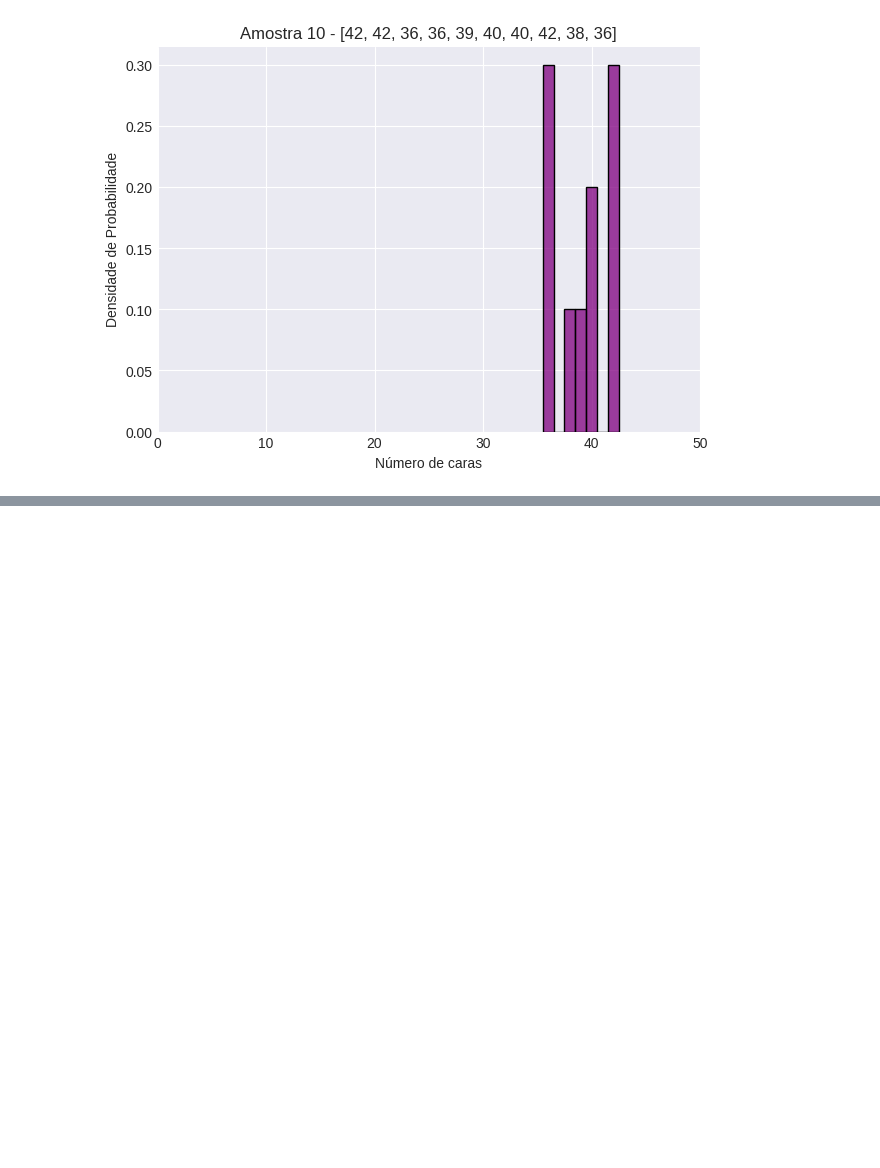
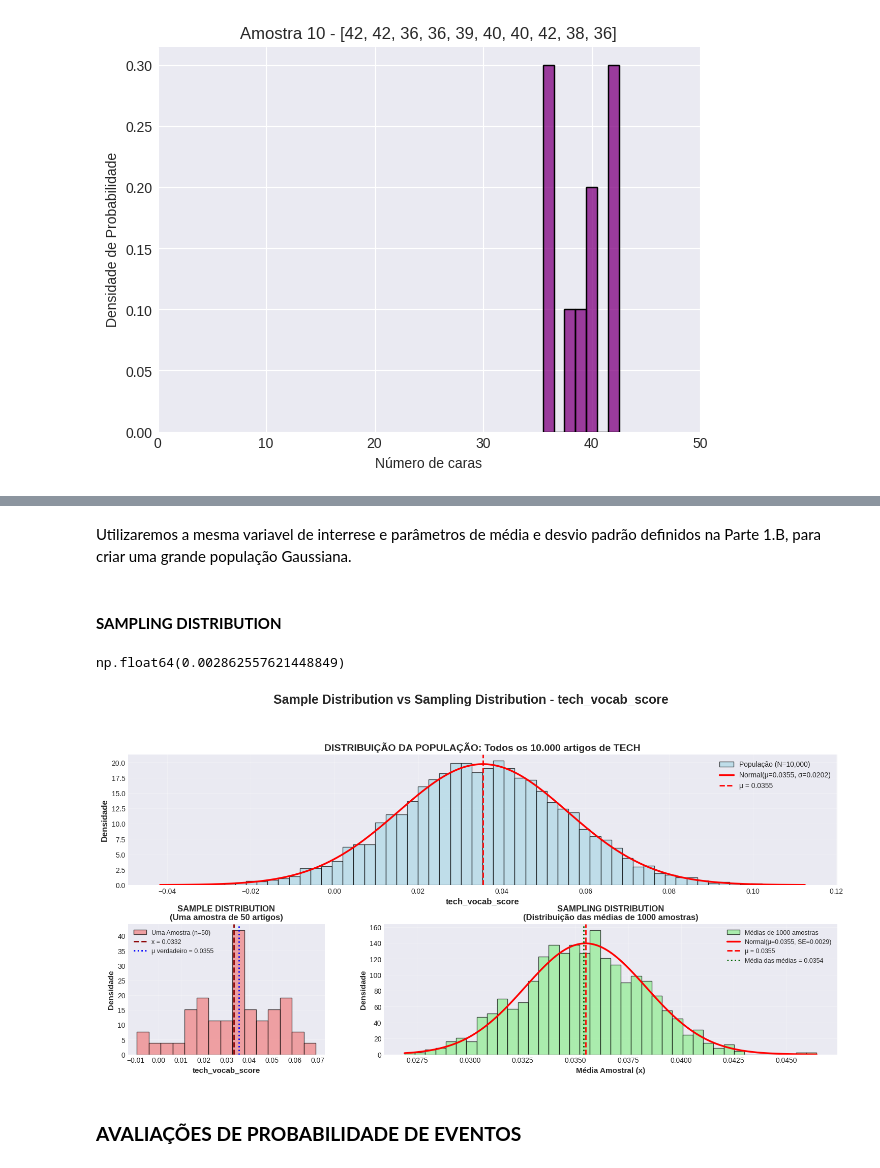
Before and after one commit to samuel06santos/Statistics-LLM, a Jupyter notebook: BBC_articles_fulltext_and_category_Atividade.ipynb, the cells around one changed output, grey strips where cells are left out. Drawn from its saved outputs; the diff is of its cells as text; code cells hidden in the pictures; blank space fills up the shorter version.

```diff
--- a/BBC_articles_fulltext_and_category_Atividade.ipynb
+++ b/BBC_articles_fulltext_and_category_Atividade.ipynb
@@ -707,0 +738,2 @@ for num in list(range(1, 11)):
+# %% [markdown]
+Utilizaremos a mesma variavel de interrese e parâmetros de média e desvio padrão definidos na Parte 1.B, para criar uma grande população Gaussiana.
@@ -707,0 +747,66 @@ for num in list(range(1, 11)):
+# %%
+n = 50
+sample = np.random.choice(population, size=n, replace=False)
+# %% [markdown]
+#### **SAMPLING DISTRIBUTION**
+# %%
+num_samples = 1000
+sample_size = 50
+
+sample_means = []
+for i in range(num_samples):
+  sample_i = np.random.choice(population, size=sample_size, replace=False)
+  sample_means.append(sample_i.mean())
+
+sample_means = np.array(sample_means)
+
+standard_error_theoretical = sigma_population / np.sqrt(sample_size)
+standard_error_theoretical
+# %% [output]
+np.float64(0.002862557621448849)
+# %%
+fig = plt.figure(figsize=(18, 12))
+gs = fig.add_gridspec(3, 3, hspace=0.3, wspace=0.3)
+
+fig.suptitle('Sample Distribution vs Sampling Distribution - tech_vocab_score', fontsize=18, fontweight='bold', y=0.98)
+
+# Population
+ax1 = fig.add_subplot(gs[0, :])
+ax1.hist(population, bins=60, density=True, alpha=0.7, color='lightblue', edgecolor='black', label=f'População (N={N_POP:,})')
+x_range = np.linspace(population.min(), population.max(), 1000)
+ax1.plot(x_range, norm.pdf(x_range, mu_population, sigma_population), 'r-', linewidth=2.5, label=f'Normal(μ={mu_population:.4f}, σ={sigma_population:.4f})')
+ax1.axvline(mu_population, color='red', linestyle='--', linewidth=2, label=f'μ = {mu_population:.4f}')
+ax1.set_xlabel('tech_vocab_score', fontsize=12, fontweight='bold')
+ax1.set_ylabel('Densidade', fontsize=12, fontweight='bold')
+ax1.set_title('DISTRIBUIÇÃO DA POPULAÇÃO: Todos os 10.000 artigos de TECH', fontsize=14, fontweight='bold')
+ax1.legend(fontsize=10)
+ax1.grid(True, alpha=0.3)
+
+
+# Sample Distribution
+ax2 = fig.add_subplot(gs[1, 0])
+ax2.hist(sample, bins=15, density=True, alpha=0.7, color='lightcoral', edgecolor='black', label=f'Uma Amostra (n={n})')
+ax2.axvline(sample.mean(), color='darkred', linestyle='--', linewidth=2, label=f'x = {sample.mean():.4f}')
+ax2.axvline(mu_population, color='blue', linestyle=':', linewidth=2, label=f'μ verdadeiro = {mu_population:.4f}')
+ax2.set_xlabel('tech_vocab_score', fontsize=11, fontweight='bold')
+ax2.set_ylabel('Densidade', fontsize=11, fontweight='bold')
+ax2.set_title('SAMPLE DISTRIBUTION\n(Uma amostra de 50 artigos)', fontsize=12, fontweight='bold')
+ax2.legend(fontsize=9)
+ax2.grid(True, alpha=0.3)
+
+# Sampling Distribution
+ax3 = fig.add_subplot(gs[1, 1:])
+ax3.hist(sample_means, bins=40, density=True, alpha=0.7, color='lightgreen', edgecolor='black', label=f'Médias de {num_samples} amostras')
+x_range_sampling = np.linspace(sample_means.min(), sample_means.max(), 1000)
+ax3.plot(x_range_sampling, norm.pdf(x_range_sampling, mu_population, standard_error_theoretical), 'r-', linewidth=2.5, label=f'Normal(μ={mu_population:.4f}, SE={standard_error_theoretical:.4f})')
+ax3.axvline(mu_population, color='red', linestyle='--', linewidth=2, label=f'μ = {mu_population:.4f}')
+ax3.axvline(sample_means.mean(), color='darkgreen', linestyle=':', linewidth=2, label=f'Média das médias = {sample_means.mean():.4f}')
+ax3.set_xlabel('Média Amostral (x)', fontsize=11, fontweight='bold')
+ax3.set_ylabel('Densidade', fontsize=11, fontweight='bold')
+ax3.set_title('SAMPLING DISTRIBUTION\n(Distribuição das médias de 1000 amostras)', fontsize=12, fontweight='bold')
+ax3.legend(fontsize=9)
+ax3.grid(True, alpha=0.3)
+# %% [output]
+[figure, added]
+# %% [markdown]
+### **AVALIAÇÕES DE PROBABILIDADE DE EVENTOS**
```
Also changed, not shown: parts of 42 cells of this notebook.
